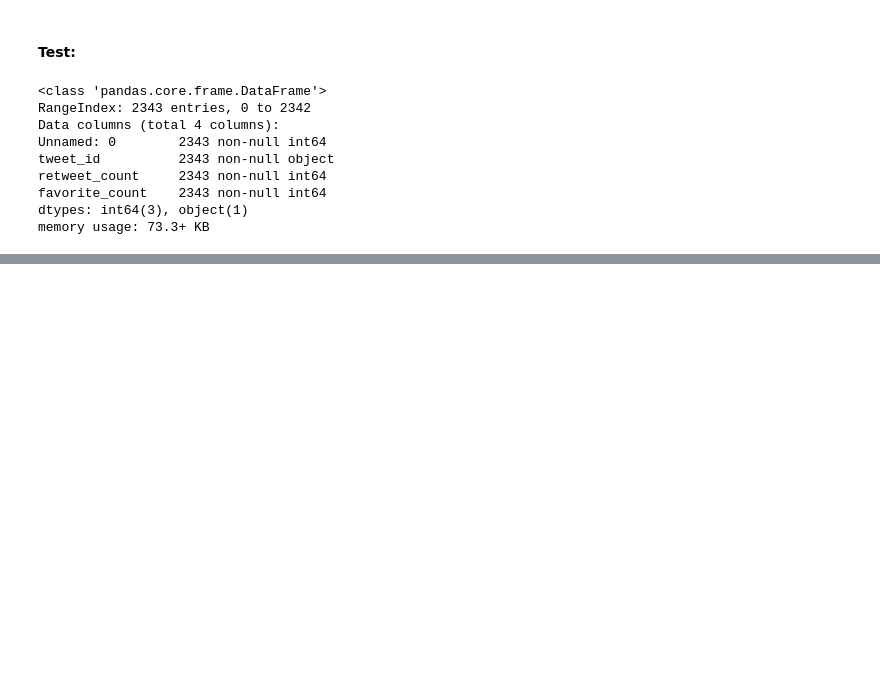
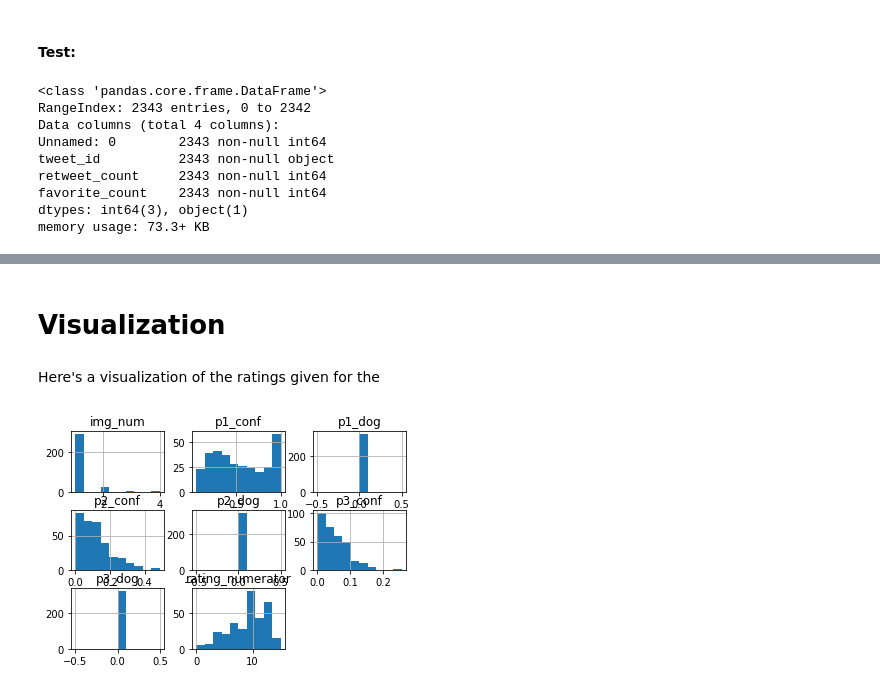
Before and after one commit to flegaspi/Data_Wrangling, a Jupyter notebook: github_pushin/wrangle_act.ipynb, the cells around one changed output, grey strips where cells are left out. Saved outputs shown, nothing was run; the diff lists cells and outputs as text; code cells hidden in the pictures; blank space fills up the shorter version.

Commit message:
feature: merged dataframes to gain insights about non-dogs

```diff
--- a/github_pushin/wrangle_act.ipynb
+++ b/github_pushin/wrangle_act.ipynb
@@ -639,0 +664,3 @@ memory usage: 73.3+ KB
+# %%
+df_non_dog = df2_clean[(df2_clean['p1_dog'] == False) & (df2_clean['p2_dog'] == False) & (df2_clean['p3_dog'] == False)]
+df_non_dog.info()
@@ -639,0 +709,6 @@ memory usage: 73.3+ KB
+# %%
+#df_non_dog_ratings = df_non_dog.join(df1_clean['rating_numerator'], on=['tweet_id'], how='left', rsuffix='df1_clean')
+
+#df_non_dog_ratings = df_non_dog[['tweet_id']].merge(df1_clean[['tweet_id','rating_numerator']], on = 'tweet_id', how='left')
+#df_non_dog_ratings = df_non_dog[['tweet_id']].merge(df1_clean[['tweet_id','rating_numerator']], on = 'tweet_id', how='left')
+df_non_dog_ratings = df_non_dog.merge(df1_clean[['tweet_id','rating_numerator']], on='tweet_id', how='left')
@@ -639,0 +755,8 @@ memory usage: 73.3+ KB
+# %% [markdown]
+# Visualization
+# %% [markdown]
+Here's a visualization of the ratings given for the
+# %%
+hist = df_non_dog_ratings[df_non_dog_ratings['rating_numerator'] <=20].hist(bins = 10)
+# %% [output]
+[figure, added]
```
Also changed, not shown: parts of 28 cells of this notebook.
